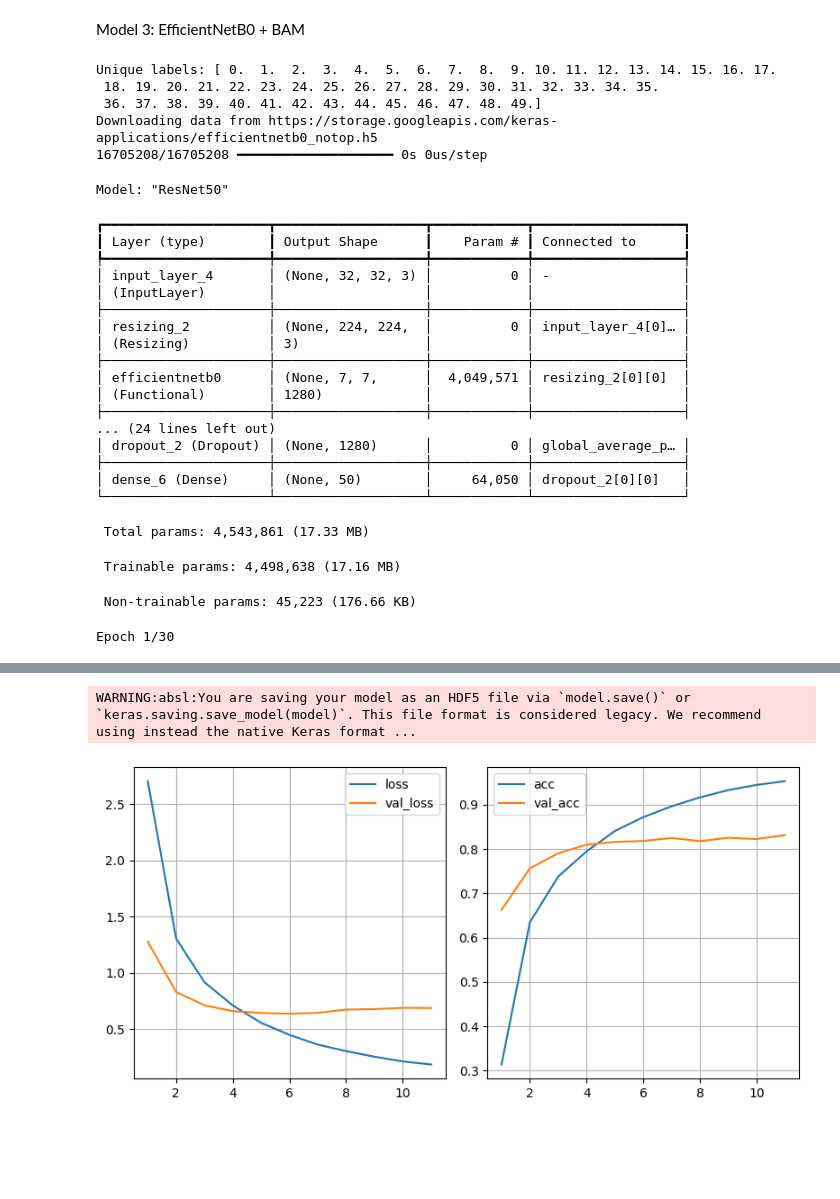
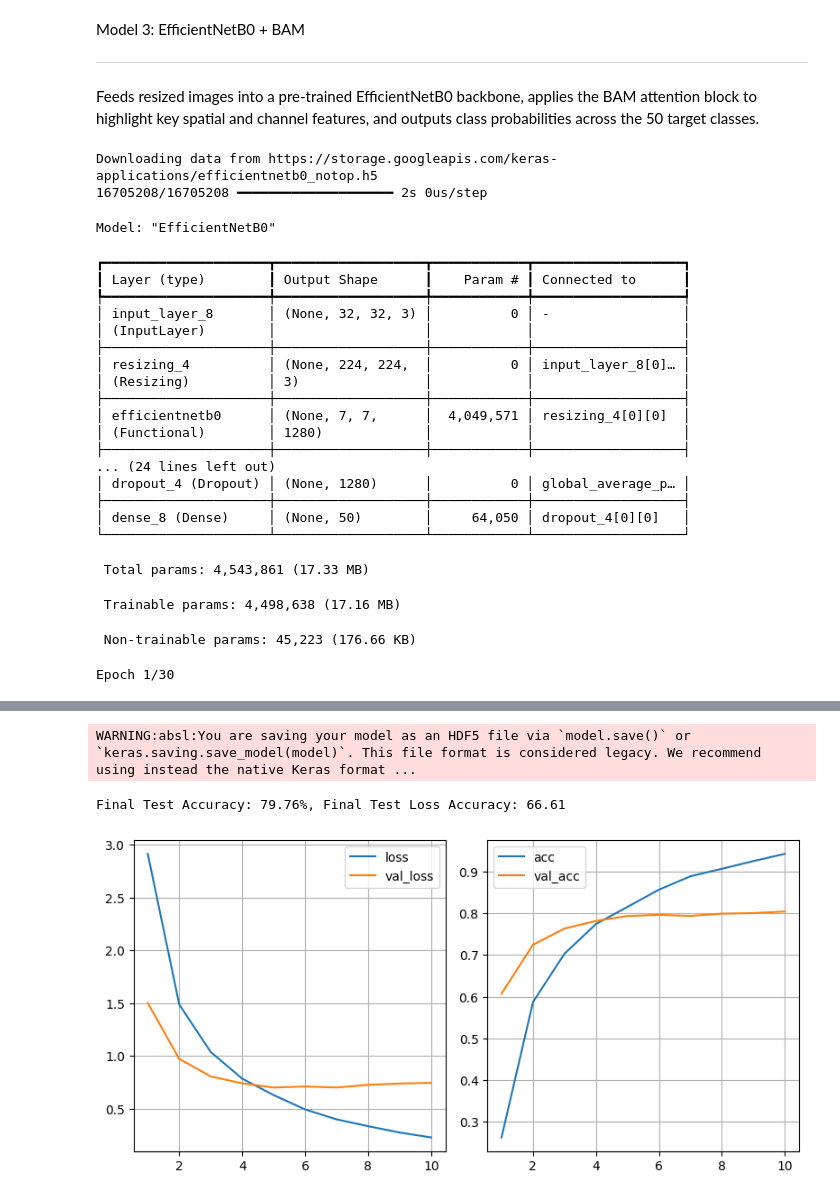
Before and after one commit to maybsalty/Deep-Learning-CIFAR100-project, a Jupyter notebook: 4930_model1.ipynb, the cells around one changed output, grey strips where cells are left out. Saved outputs shown, nothing was run; the diff lists cells and outputs as text; code cells hidden in the pictures; blank space fills up the shorter version.

```diff
--- a/4930_model1.ipynb
+++ b/4930_model1.ipynb
@@ -225,13 +251,4 @@ Model 1: MobileNetv2
 # %%
-X_train, y_train, X_test, y_test = load_cifar100_animals_people()
-print("Unique labels:", np.unique(y_train))
-# debugging
-from tensorflow.keras.utils import to_categorical
-y_train = to_categorical(y_train, 50)
-y_test = to_categorical(y_test, 50)
-
-
-
 def create_mobilenetv2_model(input_shape=(32, 32, 3), num_classes=50):
     inputs = layers.Input(input_shape)
 
@@ -270,7 +287,7 @@ history = model.fit(X_train,
                     y_train,
                     epochs=20,
                     batch_size=16,
-                    validation_data=(X_test,y_test),
+                    validation_data=(x_val,y_val),
                     verbose=2,
                     callbacks=[early_stop3]
 )
@@ -278,5 +295,7 @@ history = model.fit(X_train,
 final_values[model.name] = history_final_values(history)
 print(final_values[model.name])
 plot_history(history)
+test_loss, test_acc = model.evaluate(X_test, y_test, verbose=2)
+print(f"\nFinal Test Accuracy: {test_acc * 100:.2f}%, Final Test Loss Accuracy: {test_loss * 100:.2f} ")
 model.save('best_mobilenetv2_model.h5')
 # %% [output]
@@ -330,10 +348,5 @@ Model 2: ResNet50 with CBAM
 # %%
-X_train, y_train, X_test, y_test = load_cifar100_animals_people()
-print("Unique labels:", np.unique(y_train))
-# debugging
-from tensorflow.keras.utils import to_categorical
-y_train = to_categorical(y_train, 50)
-y_test = to_categorical(y_test, 50)
+
 def create_resnet50_cbam_model(input_shape=(32, 32, 3), num_classes=50):
     inputs = layers.Input(input_shape)
 
@@ -372,7 +385,7 @@ history = model.fit(X_train,
                     y_train,
                     epochs=30,
                     batch_size=64,
-                    validation_data=(X_test,y_test),
+                    validation_data=(x_val,y_val),
                     verbose=2,
                     callbacks=[checkpointresnet50,early_stop5]
 )
@@ -380,5 +393,7 @@ history = model.fit(X_train,
 final_values[model.name] = history_final_values(history)
 print(final_values[model.name])
 plot_history(history)
+test_loss, test_acc = model.evaluate(X_test, y_test, verbose=2)
+print(f"\nFinal Test Accuracy: {test_acc * 100:.2f}%, Final Test Loss Accuracy: {test_loss * 100:.2f} ")
 model.save('best_resnet50_model.h5')
 # %% [output]
@@ -431,12 +444,11 @@ WARNING:absl:You are saving your model as an HDF5 file via `model.save()` or `ke
-# %% [markdown]
-Model 3: EfficientNetB0 + BAM
+# %% [markdown]
+Model 3: EfficientNetB0 + BAM
+
+---
+
+Feeds resized images into a pre-trained EfficientNetB0 backbone, applies the BAM attention block to highlight key spatial and channel features, and outputs class probabilities across the 50 target classes.
 # %%
-X_train, y_train, X_test, y_test = load_cifar100_animals_people()
-print("Unique labels:", np.unique(y_train))
-# debugging
-from tensorflow.keras.utils import to_categorical
-y_train = to_categorical(y_train, 50)
-y_test = to_categorical(y_test, 50)
+
 def create_efficientnetb0_bam_model(input_shape=(32, 32, 3), num_classes=50):
     inputs = layers.Input(input_shape)
 
@@ -461,7 +473,7 @@ def create_efficientnetb0_bam_model(input_shape=(32, 32, 3), num_classes=50):
 
     return models.Model(inputs=inputs,
                         outputs=outputs,
-                        name="ResNet50")
+                        name="EfficientNetB0")
 
 model = create_efficientnetb0_bam_model(
     input_shape=X_train.shape[1:], num_classes=50)
@@ -474,7 +486,7 @@ history = model.fit(X_train,
                     y_train,
                     epochs=30,
                     batch_size=32,
-                    validation_data=(X_test,y_test),
+                    validation_data=(x_val,y_val),
                     verbose=2,
                     callbacks=[checkpointefficentnetb0,early_stop5]
 )
@@ -482,30 +494,29 @@ history = model.fit(X_train,
 final_values[model.name] = history_final_values(history)
 print(final_values[model.name])
 plot_history(history)
+test_loss, test_acc = model.evaluate(X_test, y_test, verbose=2)
+print(f"\nFinal Test Accuracy: {test_acc * 100:.2f}%, Final Test Loss Accuracy: {test_loss * 100:.2f} ")
 model.save('best_efficientnetb0_model.h5')
 # %% [output]
-Unique labels: [ 0.  1.  2.  3.  4.  5.  6.  7.  8.  9. 10. 11. 12. 13. 14. 15. 16. 17.
- 18. 19. 20. 21. 22. 23. 24. 25. 26. 27. 28. 29. 30. 31. 32. 33. 34. 35.
- 36. 37. 38. 39. 40. 41. 42. 43. 44. 45. 46. 47. 48. 49.]
 Downloading data from https://storage.googleapis.com/keras-applications/efficientnetb0_notop.h5
-16705208/16705208 ━━━━━━━━━━━━━━━━━━━━ 0s 0us/step
+16705208/16705208 ━━━━━━━━━━━━━━━━━━━━ 2s 0us/step
-Model: "ResNet50"
+Model: "EfficientNetB0"
 ┏━━━━━━━━━━━━━━━━━━━━━┳━━━━━━━━━━━━━━━━━━━┳━━━━━━━━━━━━┳━━━━━━━━━━━━━━━━━━━┓
 ┃ Layer (type)        ┃ Output Shape      ┃    Param # ┃ Connected to      ┃
 ┡━━━━━━━━━━━━━━━━━━━━━╇━━━━━━━━━━━━━━━━━━━╇━━━━━━━━━━━━╇━━━━━━━━━━━━━━━━━━━┩
-│ input_layer_4       │ (None, 32, 32, 3) │          0 │ -                 │
+│ input_layer_8       │ (None, 32, 32, 3) │          0 │ -                 │
 │ (InputLayer)        │                   │            │                   │
 ├─────────────────────┼───────────────────┼────────────┼───────────────────┤
-│ resizing_2          │ (None, 224, 224,  │          0 │ input_layer_4[0]… │
+│ resizing_4          │ (None, 224, 224,  │          0 │ input_layer_8[0]… │
 │ (Resizing)          │ 3)                │            │                   │
 ├─────────────────────┼───────────────────┼────────────┼───────────────────┤
-│ efficientnetb0      │ (None, 7, 7,      │  4,049,571 │ resizing_2[0][0]  │
+│ efficientnetb0      │ (None, 7, 7,      │  4,049,571 │ resizing_4[0][0]  │
 │ (Functional)        │ 1280)             │            │                   │
 ├─────────────────────┼───────────────────┼────────────┼───────────────────┤
 ... (24 lines left out)
-│ dropout_2 (Dropout) │ (None, 1280)      │          0 │ global_average_p… │
+│ dropout_4 (Dropout) │ (None, 1280)      │          0 │ global_average_p… │
 ├─────────────────────┼───────────────────┼────────────┼───────────────────┤
-│ dense_6 (Dense)     │ (None, 50)        │     64,050 │ dropout_2[0][0]   │
+│ dense_8 (Dense)     │ (None, 50)        │     64,050 │ dropout_4[0][0]   │
 └─────────────────────┴───────────────────┴────────────┴───────────────────┘
  Total params: 4,543,861 (17.33 MB)
  Trainable params: 4,498,638 (17.16 MB)
@@ -531,2 +542,3 @@ Epoch 11: finished saving model to best_efficentnetb0_model.keras
 WARNING:absl:You are saving your model as an HDF5 file via `model.save()` or `keras.saving.save_model(model)`. This file format is considered legacy. We recommend using instead the native Keras format ...
+Final Test Accuracy: 79.76%, Final Test Loss Accuracy: 66.61
-[figure, old version]
+[figure, new version]
```
Also changed, not shown: parts of 16 cells of this notebook.
